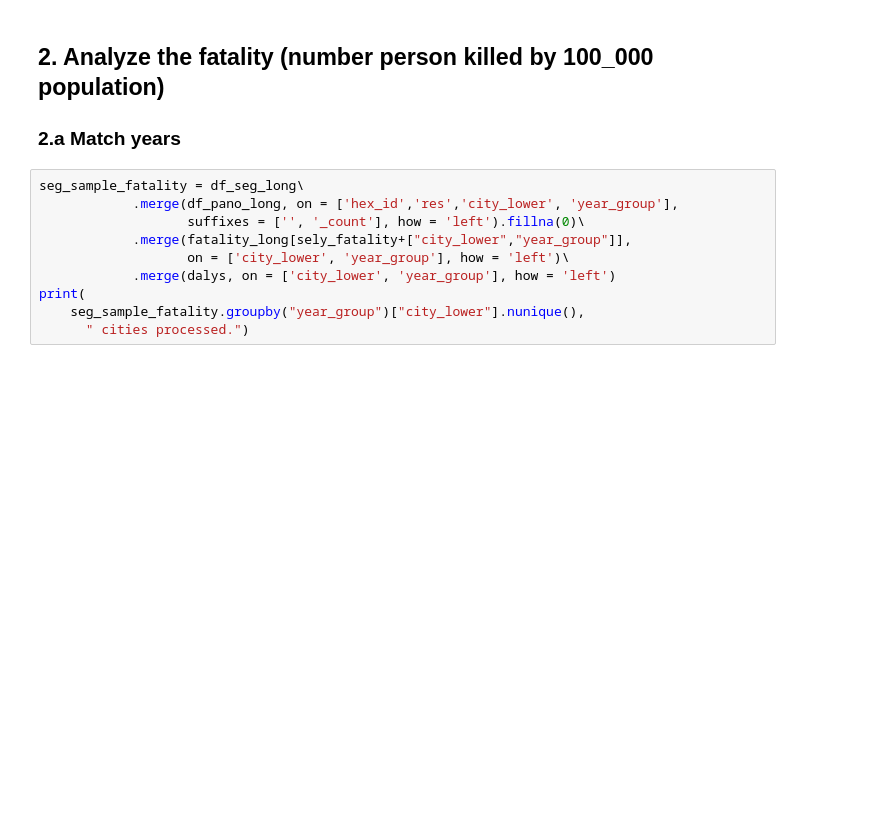
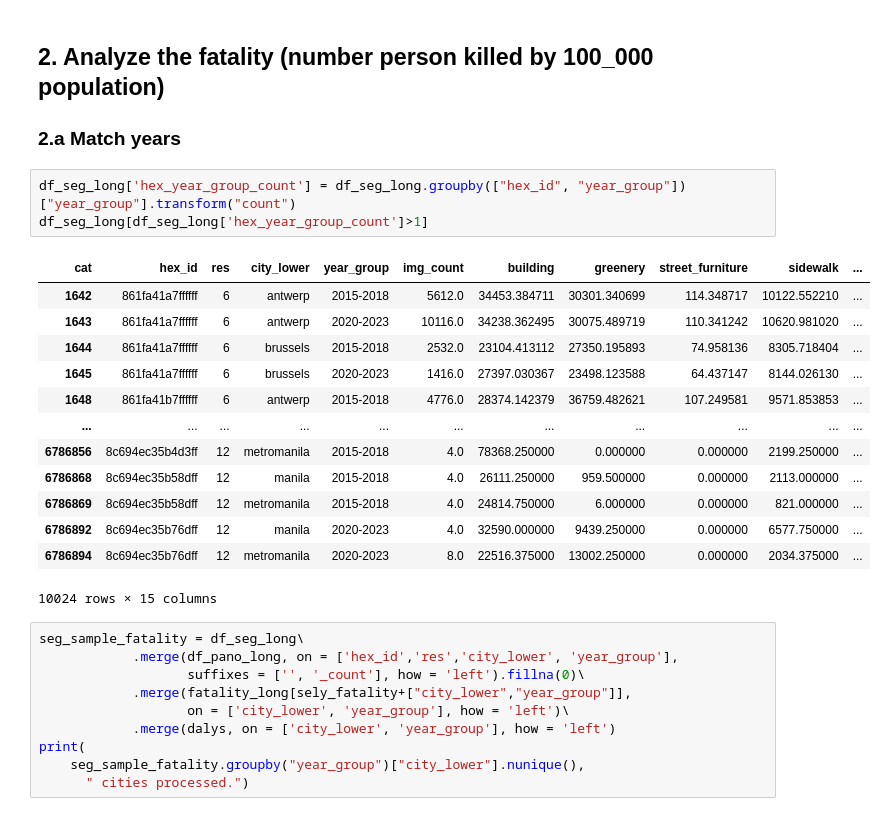
Before and after one commit to brookefzy/uvi-time-machine, a Jupyter notebook: _script/d-experiment/01_walkability_road_fatality.ipynb, the cells around one changed output. Saved outputs shown, nothing was run; the diff lists cells and outputs as text; blank space fills up the shorter version.

```diff
--- a/_script/d-experiment/01_walkability_road_fatality.ipynb
+++ b/_script/d-experiment/01_walkability_road_fatality.ipynb
@@ -196,6 +220,23 @@ seg_sample[seg_sample["res"].isin([6,9])].shape
 # %% [markdown]
 ## 2. Analyze the fatality (number person killed by 100_000 population)
 ### 2.a Match years
+# %%
+df_seg_long['hex_year_group_count'] = df_seg_long.groupby(["hex_id", "year_group"])["year_group"].transform("count")
+df_seg_long[df_seg_long['hex_year_group_count']>1]
+# %% [output]
+| cat | hex_id | res | city_lower | year_group | img_count | building | greenery | street_furniture | sidewalk | ... |
+| 1642 | 861fa41a7ffffff | 6 | antwerp | 2015-2018 | 5612.0 | 34453.384711 | 30301.340699 | 114.348717 | 10122.552210 | ... |
+| 1643 | 861fa41a7ffffff | 6 | antwerp | 2020-2023 | 10116.0 | 34238.362495 | 30075.489719 | 110.341242 | 10620.981020 | ... |
+| 1644 | 861fa41a7ffffff | 6 | brussels | 2015-2018 | 2532.0 | 23104.413112 | 27350.195893 | 74.958136 | 8305.718404 | ... |
+| 1645 | 861fa41a7ffffff | 6 | brussels | 2020-2023 | 1416.0 | 27397.030367 | 23498.123588 | 64.437147 | 8144.026130 | ... |
+| 1648 | 861fa41b7ffffff | 6 | antwerp | 2015-2018 | 4776.0 | 28374.142379 | 36759.482621 | 107.249581 | 9571.853853 | ... |
+| ... | ... | ... | ... | ... | ... | ... | ... | ... | ... | ... |
+| 6786856 | 8c694ec35b4d3ff | 12 | metromanila | 2015-2018 | 4.0 | 78368.250000 | 0.000000 | 0.000000 | 2199.250000 | ... |
+| 6786868 | 8c694ec35b58dff | 12 | manila | 2015-2018 | 4.0 | 26111.250000 | 959.500000 | 0.000000 | 2113.000000 | ... |
+| 6786869 | 8c694ec35b58dff | 12 | metromanila | 2015-2018 | 4.0 | 24814.750000 | 6.000000 | 0.000000 | 821.000000 | ... |
+| 6786892 | 8c694ec35b76dff | 12 | manila | 2020-2023 | 4.0 | 32590.000000 | 9439.250000 | 0.000000 | 6577.750000 | ... |
+| 6786894 | 8c694ec35b76dff | 12 | metromanila | 2020-2023 | 8.0 | 22516.375000 | 13002.250000 | 0.000000 | 2034.375000 | ... |
+10024 rows × 15 columns
 # %%
 seg_sample_fatality = df_seg_long\
             .merge(df_pano_long, on = ['hex_id','res','city_lower', 'year_group'],
```
Also changed, not shown: parts of 19 cells of this notebook, 7 other files.
